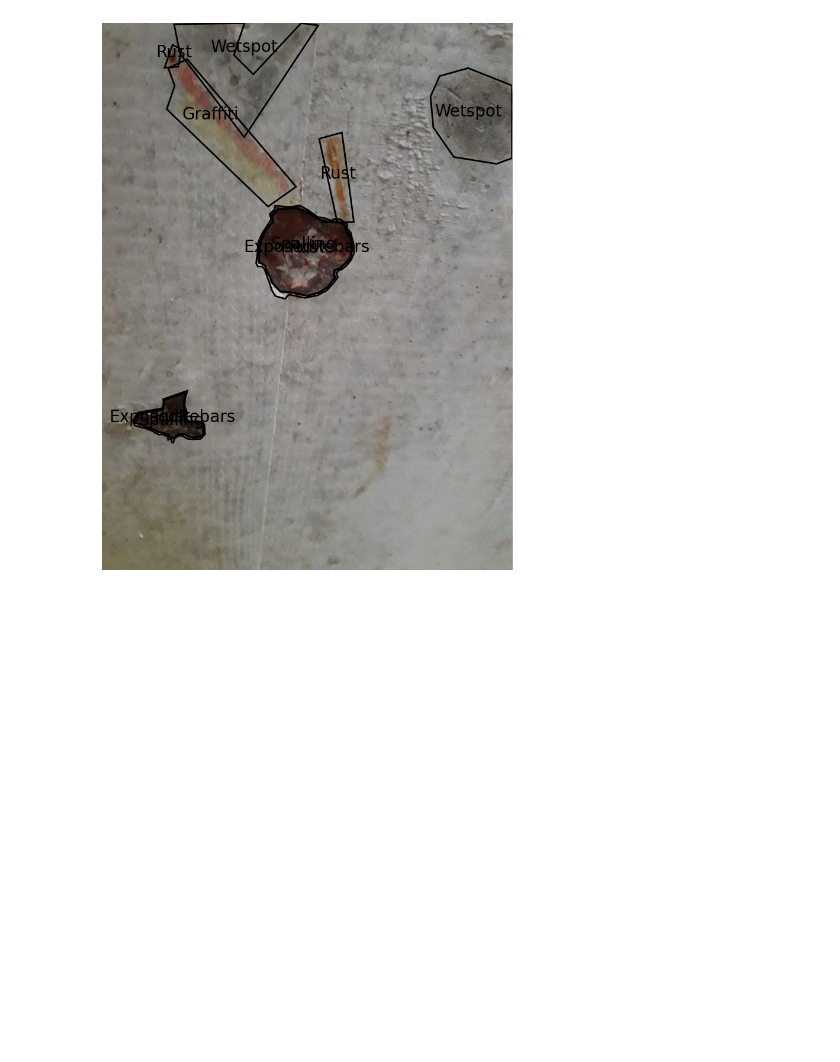
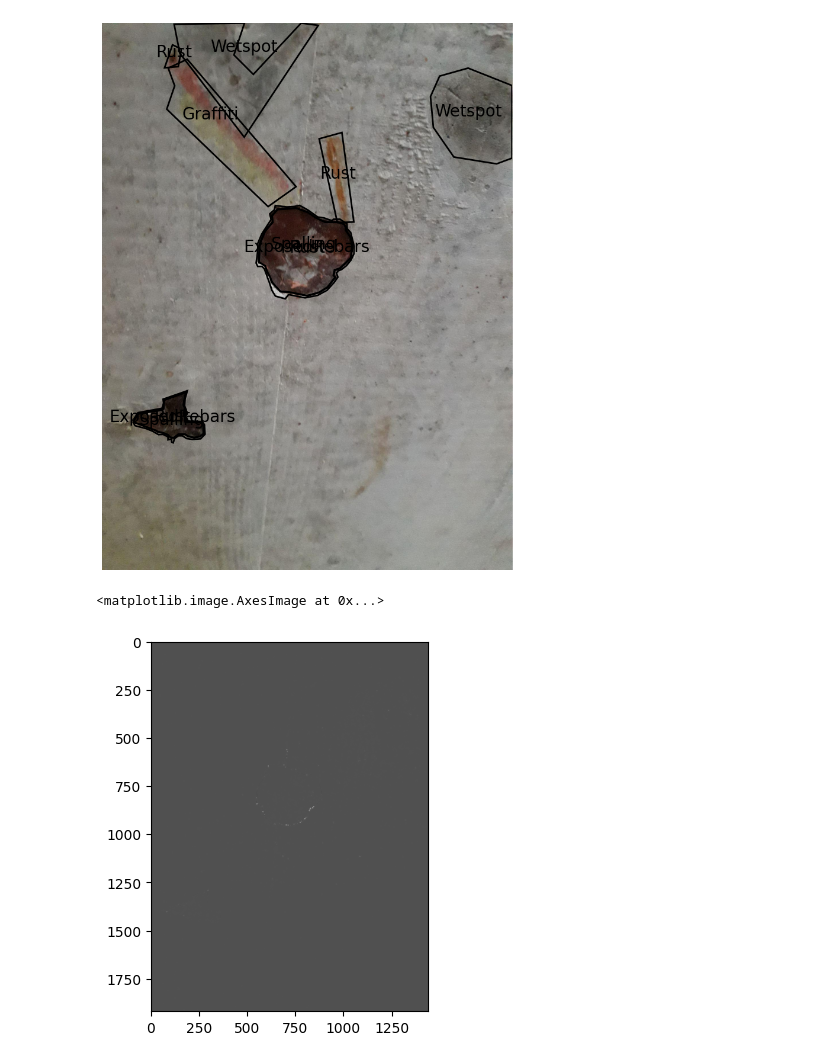
Before and after one commit to Samuelkoenig/PAMI_project_1, a Jupyter notebook: testV2.ipynb, the cells around one changed output. Cells and saved outputs as stored; diff of their text form; code cells hidden in the pictures; blank space fills up the shorter version.

```diff
--- a/testV2.ipynb
+++ b/testV2.ipynb
@@ -71,3 +71,20 @@ plt.axis('off')
 plt.show()
 # %% [output]
 [figure]
+# %%
+image_copy = np.copy(image)
+# %%
+# Convert to grayscale
+gray = cv2.cvtColor(image_copy, cv2.COLOR_RGB2GRAY)
+gray = np.float32(gray)
+
+# Detect corners
+dst = cv2.cornerHarris(gray, 2, 3, 0.04)
+
+# Dilate corner image to enhance corner points
+dst = cv2.dilate(dst,None)
+
+plt.imshow(dst, cmap='gray')
+# %% [output]
+<matplotlib.image.AxesImage at 0x...>
+[figure, added]
```
Also changed, not shown: parts of 4 cells of this notebook.
